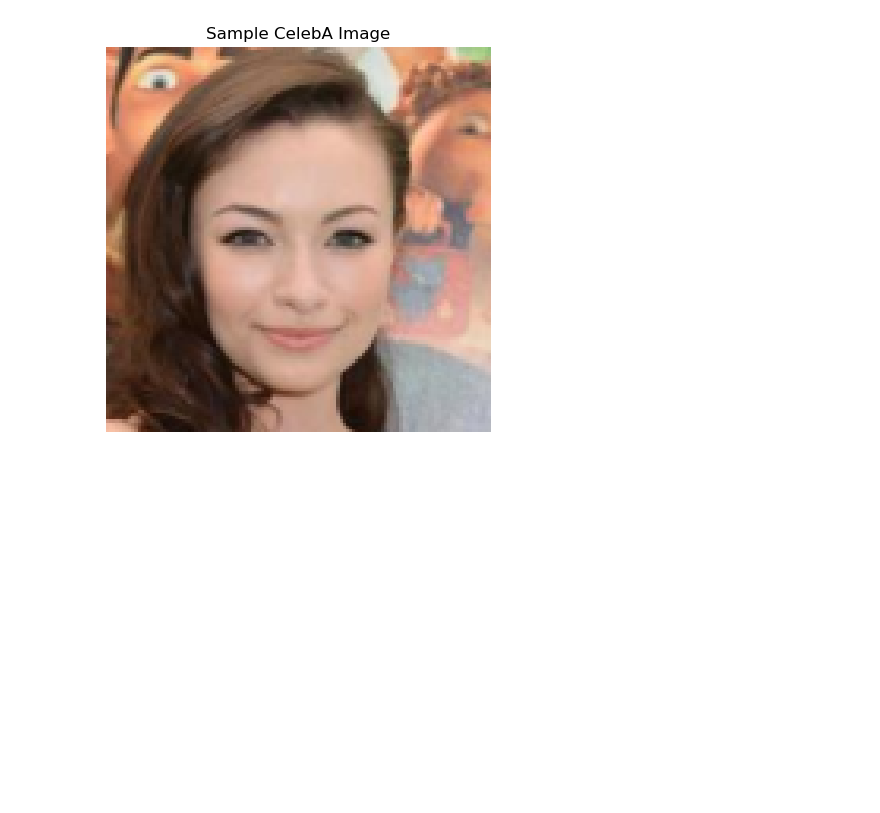
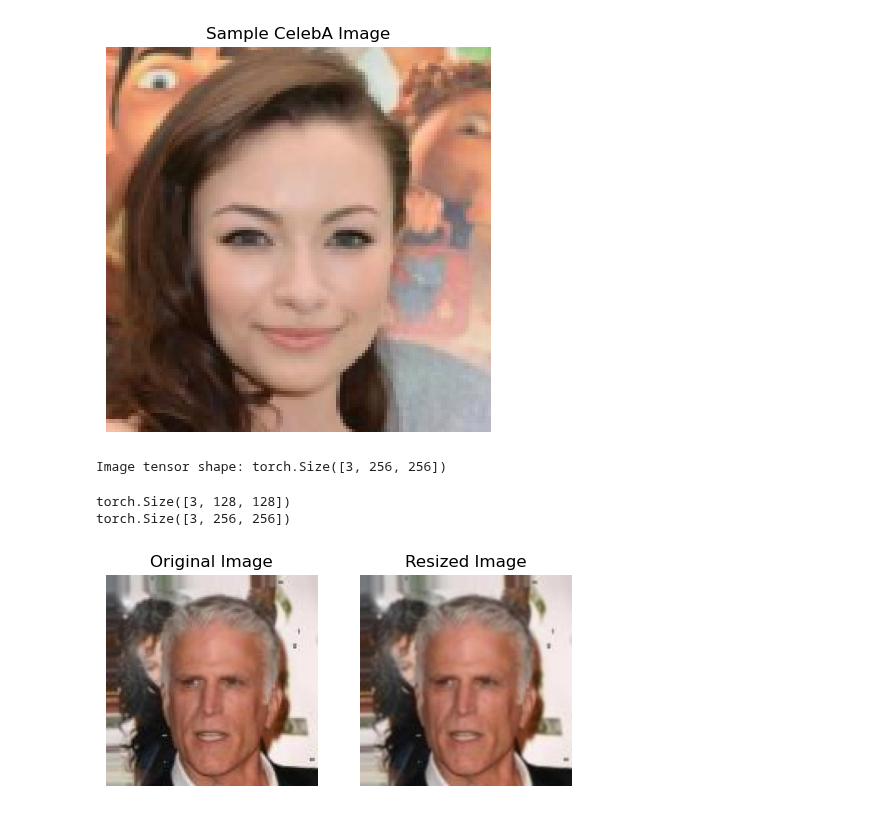
Before and after one commit to adam2392/ciflows, a Jupyter notebook: notebooks/playground/causalceleba.ipynb, the cells around one changed output. Drawn from its saved outputs; the diff is of its cells as text; code cells hidden in the pictures; blank space fills up the shorter version.

```diff
--- a/notebooks/playground/causalceleba.ipynb
+++ b/notebooks/playground/causalceleba.ipynb
@@ -676,3 +702,57 @@ torch.Size([128, 128, 3])
 [figure]
 [figure]
 [figure]
+# %%
+import torch
+from torchvision import transforms
+from PIL import Image
+
+# Load the image
+image_path = "/Users/adam2392/pytorch_data/CausalCelebA/chain/dim128/obs/sample_0.jpg"  # Replace with the path to your JPG image
+image = Image.open(image_path)
+
+# Ensure the image is RGB (3 channels)
+if image.mode != 'RGB':
+    image = image.convert('RGB')
+
+# Define the transformation
+og_transform = transforms.Compose([
+    transforms.Resize((128, 128)),  # Resize to 256x256
+    transforms.ToTensor(),          # Convert to tensor
+])
+
+# Define the transformation
+transform = transforms.Compose([
+    transforms.Resize((256, 256)),  # Resize to 256x256
+    transforms.ToTensor(),          # Convert to tensor
+])
+
+# Apply the transformation
+image_tensor = transform(image)
+
+# Check the resulting tensor shape
+print(f"Image tensor shape: {image_tensor.shape}")  # Should be (3, 256, 256)
+# %% [output]
+Image tensor shape: torch.Size([3, 256, 256])
+# %%
+# Visualize the original image
+plt.figure(figsize=(6, 6))
+print(og_transform(image).shape)
+plt.subplot(1, 2, 1)
+plt.title("Original Image")
+plt.imshow(image)
+plt.axis('off')
+
+# Visualize the resized image
+resized_image = transforms.ToPILImage()(image_tensor)  # Convert tensor back to PIL image
+print(image_tensor.shape)
+plt.subplot(1, 2, 2)
+plt.title("Resized Image")
+plt.imshow(resized_image)
+plt.axis('off')
+
+plt.show()
+# %% [output]
+torch.Size([3, 128, 128])
+torch.Size([3, 256, 256])
+[figure, added]
```
Also changed, not shown: parts of 1 cell of this notebook, 12 other files.
